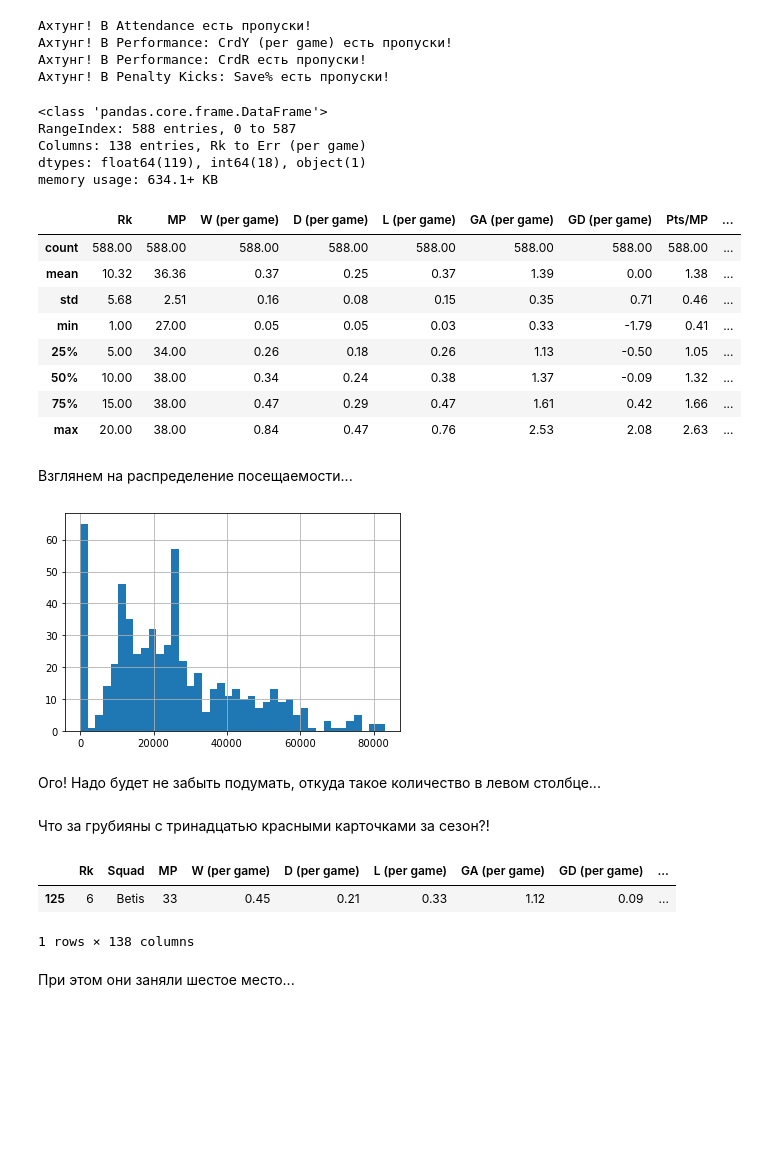
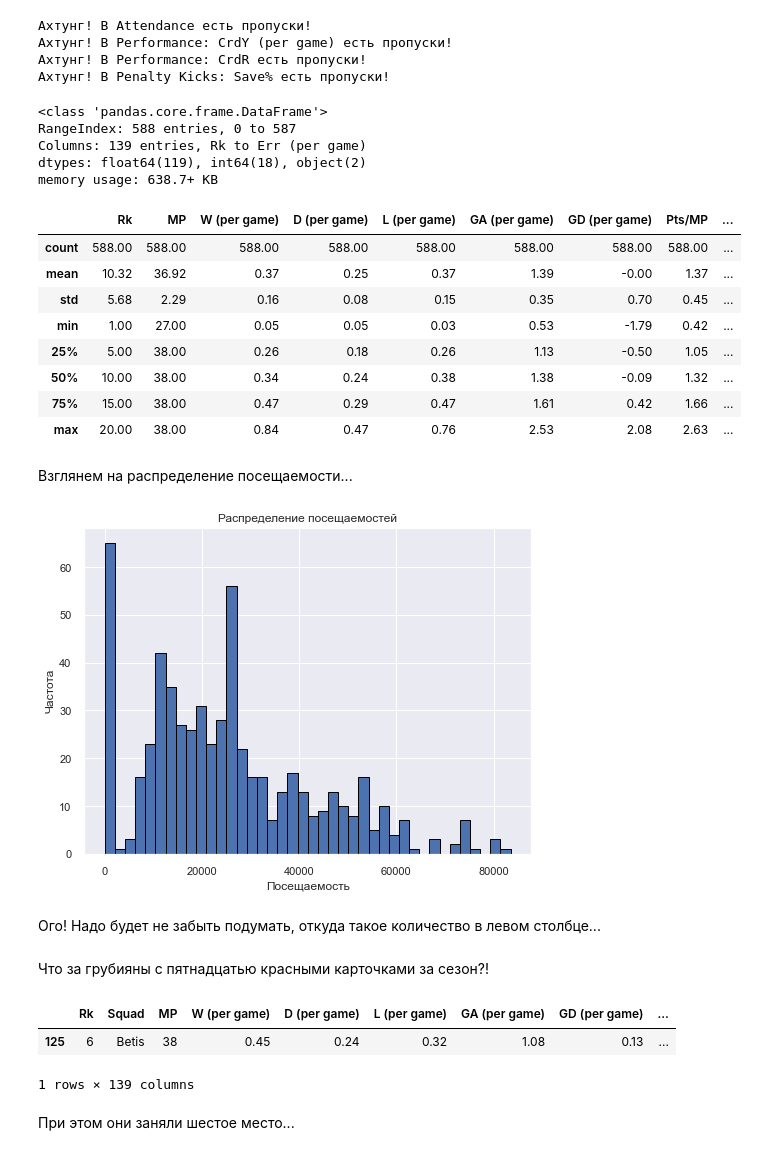
Before and after one commit to alexnotsasha/ds_football, a Jupyter notebook: fbref parsing.ipynb, the cells around one changed output. Saved outputs shown, nothing was run; the diff lists cells and outputs as text; code cells hidden in the pictures; blank space fills up the shorter version.

```diff
--- a/fbref parsing.ipynb
+++ b/fbref parsing.ipynb
@@ -591,7 +589,7 @@ df.head()
 5 rows × 193 columns
 # %%
-useless_basic_features = ['Last 5', 'Goalkeeper', 'Notes']
-# удалим эти столбцы, так как инфа о последних 5 матчах есть только в текущем сезоне (он еще не закончен)
+useless_basic_features = ['Goalkeeper', 'Notes']
+# удалим эти столбцы
 df.drop(columns=useless_basic_features, axis=1, inplace=True)
 df.head()
 # %% [output]
@@ -936,37 +897,41 @@ df.info()
 # %% [output]
 <class 'pandas.core.frame.DataFrame'>
 RangeIndex: 588 entries, 0 to 587
-Columns: 138 entries, Rk to Err (per game)
-dtypes: float64(119), int64(18), object(1)
-memory usage: 634.1+ KB
+Columns: 139 entries, Rk to Err (per game)
+dtypes: float64(119), int64(18), object(2)
+memory usage: 638.7+ KB
 # %%
 round(df.iloc[:, :20].describe(), 2)
 # %% [output]
 |  | Rk | MP | W (per game) | D (per game) | L (per game) | GA (per game) | GD (per game) | Pts/MP | ... |
 | count | 588.00 | 588.00 | 588.00 | 588.00 | 588.00 | 588.00 | 588.00 | 588.00 | ... |
-| mean | 10.32 | 36.36 | 0.37 | 0.25 | 0.37 | 1.39 | 0.00 | 1.38 | ... |
-| std | 5.68 | 2.51 | 0.16 | 0.08 | 0.15 | 0.35 | 0.71 | 0.46 | ... |
-| min | 1.00 | 27.00 | 0.05 | 0.05 | 0.03 | 0.33 | -1.79 | 0.41 | ... |
-| 25% | 5.00 | 34.00 | 0.26 | 0.18 | 0.26 | 1.13 | -0.50 | 1.05 | ... |
-| 50% | 10.00 | 38.00 | 0.34 | 0.24 | 0.38 | 1.37 | -0.09 | 1.32 | ... |
+| mean | 10.32 | 36.92 | 0.37 | 0.25 | 0.37 | 1.39 | -0.00 | 1.37 | ... |
+| std | 5.68 | 2.29 | 0.16 | 0.08 | 0.15 | 0.35 | 0.70 | 0.45 | ... |
+| min | 1.00 | 27.00 | 0.05 | 0.05 | 0.03 | 0.53 | -1.79 | 0.42 | ... |
+| 25% | 5.00 | 38.00 | 0.26 | 0.18 | 0.26 | 1.13 | -0.50 | 1.05 | ... |
+| 50% | 10.00 | 38.00 | 0.34 | 0.24 | 0.38 | 1.38 | -0.09 | 1.32 | ... |
 | 75% | 15.00 | 38.00 | 0.47 | 0.29 | 0.47 | 1.61 | 0.42 | 1.66 | ... |
 | max | 20.00 | 38.00 | 0.84 | 0.47 | 0.76 | 2.53 | 2.08 | 2.63 | ... |
 # %% [markdown]
 Взглянем на распределение посещаемости...
 # %%
-df['Attendance'].hist(bins=40);
+plt.figure(figsize=(8, 6))
+plt.title('Распределение посещаемостей')
+plt.xlabel('Посещаемость')
+plt.ylabel('Частота')
+df['Attendance'].hist(bins=40, edgecolor='black');
 # %% [output]
-[figure, old version]
+[figure, new version]
 # %% [markdown]
 Ого! Надо будет не забыть подумать, откуда такое количество в левом столбце...
 # %% [markdown]
-Что за грубияны с тринадцатью красными карточками за сезон?!
+Что за грубияны с пятнадцатью красными карточками за сезон?!
 # %%
-df[df['Performance: CrdR'] == 13]
+df[df['Performance: CrdR'] == 15]
 # %% [output]
 |  | Rk | Squad | MP | W (per game) | D (per game) | L (per game) | GA (per game) | GD (per game) | ... |
-| 125 | 6 | Betis | 33 | 0.45 | 0.21 | 0.33 | 1.12 | 0.09 | ... |
+| 125 | 6 | Betis | 38 | 0.45 | 0.24 | 0.32 | 1.08 | 0.13 | ... |
-1 rows × 138 columns
+1 rows × 139 columns
 # %% [markdown]
 При этом они заняли шестое место...
 # %% [markdown]
```
Also changed, not shown: parts of 127 cells of this notebook.
